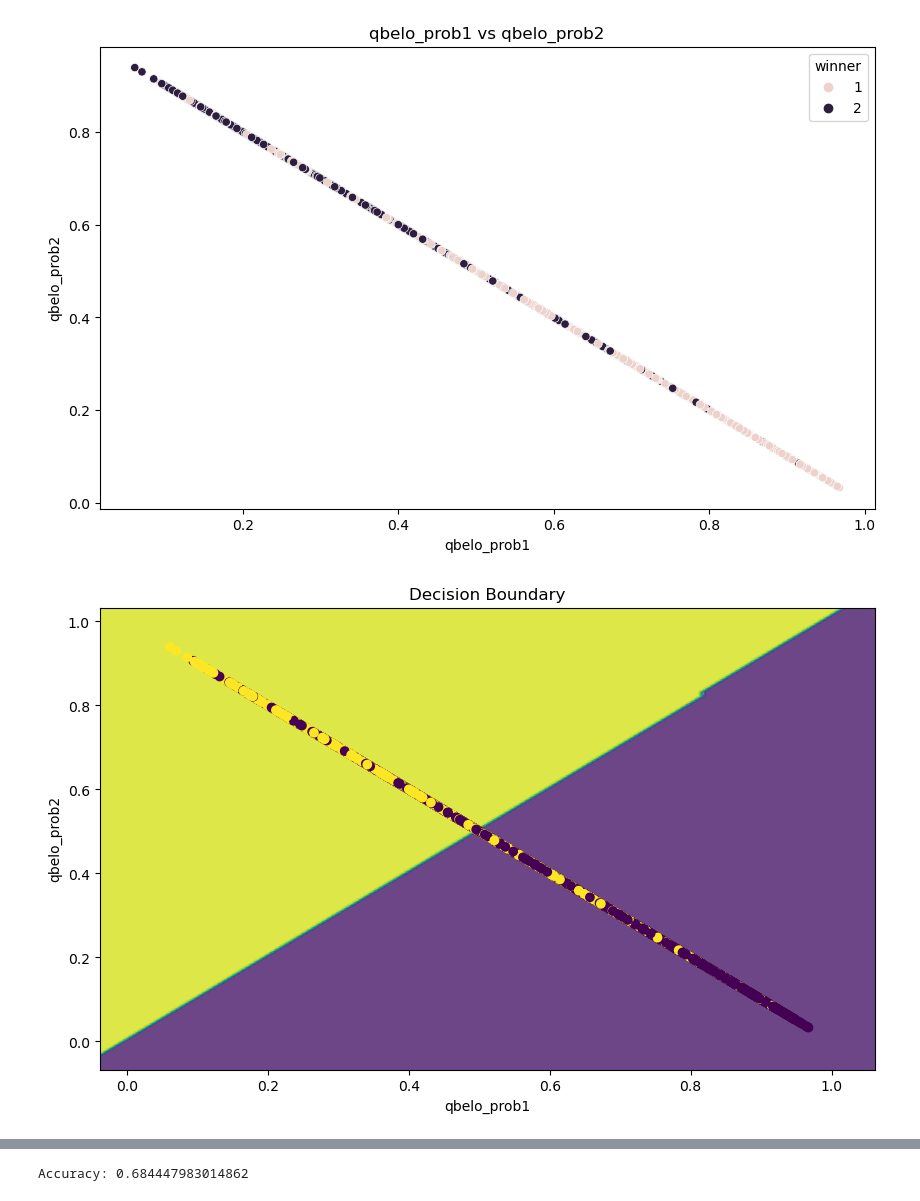
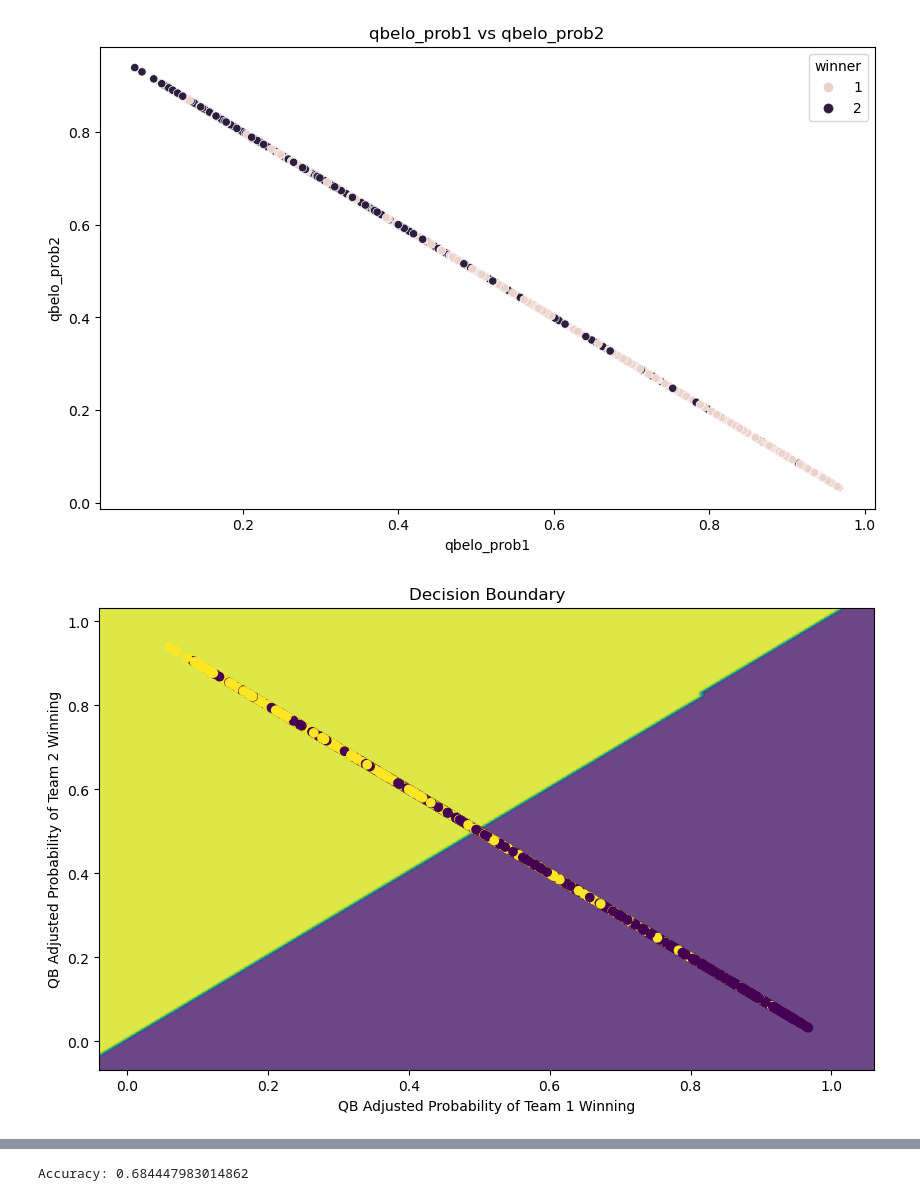
Before and after one commit to itsakcode/healthcare_project, a Jupyter notebook: Visualizations and Modeled Predictions/ELO Models.ipynb, the cells around one changed output, grey strips where cells are left out. Cells and saved outputs as stored; diff of their text form; code cells hidden in the pictures.

```diff
--- a/Visualizations and Modeled Predictions/ELO Models.ipynb
+++ b/Visualizations and Modeled Predictions/ELO Models.ipynb
@@ -273,24 +352,29 @@ plt.show()
 # %%
 #Chart the decision boundary
 #Create a meshgrid
 x_min, x_max = X["qbelo_prob1"].min() - 0.1, X["qbelo_prob1"].max() + 0.1
 y_min, y_max = X["qbelo_prob2"].min() - 0.1, X["qbelo_prob2"].max() + 0.1
 xx, yy = np.meshgrid(np.arange(x_min, x_max, 0.01), np.arange(y_min, y_max, 0.01))
 
 #Predict the class
 Z = log_reg.predict(np.c_[xx.ravel(), yy.ravel()])
 Z = Z.reshape(xx.shape)
 
 #Plot the decision boundary
 plt.figure(figsize=(10, 6))
 plt.contourf(xx, yy, Z, alpha=0.8)
 plt.scatter(X["qbelo_prob1"], X["qbelo_prob2"], c=y, cmap="viridis")
 plt.title("Decision Boundary")
-plt.xlabel("qbelo_prob1")
-plt.ylabel("qbelo_prob2")
+plt.xlabel("QB Adjusted Probability of Team 1 Winning")
+plt.ylabel("QB Adjusted Probability of Team 2 Winning")
+
+#Save the plot
+plt.savefig("Images\decision_boundary.png")
+
+#Show the plot
 plt.show()
 # %% [output]
-[figure, old version]
+[figure, new version]
 # %%
 #Show a bar chart of qbelo_prob1 and qbelo_prob2
 plt.figure(figsize=(10, 6))
```
Also changed, not shown: parts of 10 cells of this notebook, 15 other files.
